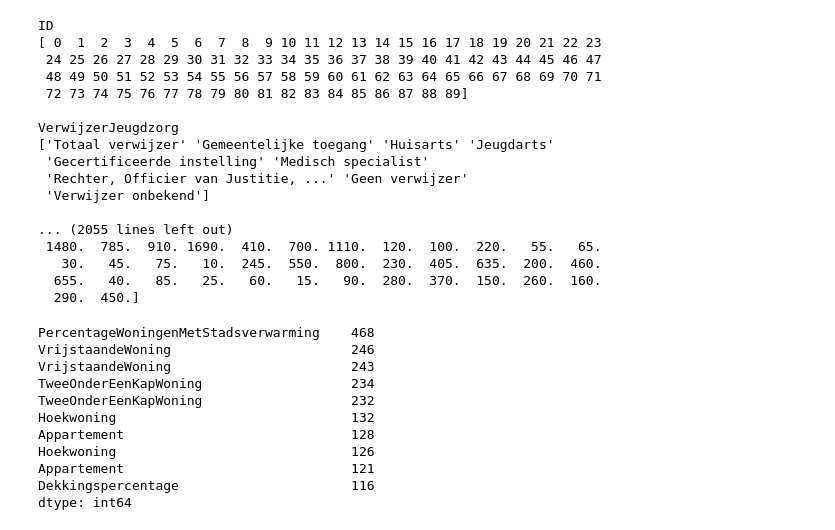
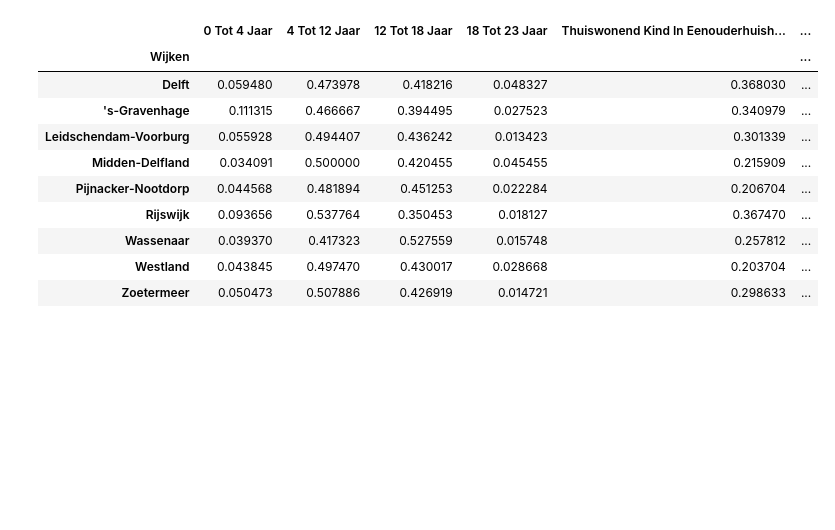
Before and after one commit to githubtijn2002/Oefenproject_populatiegezondheid, a Jupyter notebook: ETL.ipynb, the cells around one changed output. Cells and saved outputs as stored; diff of their text form; code cells hidden in the pictures; blank space fills up the shorter version.

```diff
--- a/ETL.ipynb
+++ b/ETL.ipynb
@@ -173,25 +129,0 @@ df[df.columns[df.columns.str.contains('TotaalBeg')]]
-# %%
-cols = df.columns
-for col in cols:
-    print(col)
-    print(df[col].unique())
-    print()
-#df.describe()
-# %% [output]
-ID
-[ 0  1  2  3  4  5  6  7  8  9 10 11 12 13 14 15 16 17 18 19 20 21 22 23
- 24 25 26 27 28 29 30 31 32 33 34 35 36 37 38 39 40 41 42 43 44 45 46 47
- 48 49 50 51 52 53 54 55 56 57 58 59 60 61 62 63 64 65 66 67 68 69 70 71
- 72 73 74 75 76 77 78 79 80 81 82 83 84 85 86 87 88 89]
-
-VerwijzerJeugdzorg
-['Totaal verwijzer' 'Gemeentelijke toegang' 'Huisarts' 'Jeugdarts'
- 'Gecertificeerde instelling' 'Medisch specialist'
- 'Rechter, Officier van Justitie, ...' 'Geen verwijzer'
- 'Verwijzer onbekend']
-
-... (2055 lines left out)
- 1480.  785.  910. 1690.  410.  700. 1110.  120.  100.  220.   55.   65.
-   30.   45.   75.   10.  245.  550.  800.  230.  405.  635.  200.  460.
-  655.   40.   85.   25.   60.   15.   90.  280.  370.  150.  260.  160.
-  290.  450.]
@@ -205,14 +129,0 @@ haaglanden = data[data['Gemeentenaam'].isin(gemeentes)]
-# %%
-haaglanden.isna().sum().sort_values(ascending=False).head(10)
-# %% [output]
-PercentageWoningenMetStadsverwarming    468
-VrijstaandeWoning                       246
-VrijstaandeWoning                       243
-TweeOnderEenKapWoning                   234
-TweeOnderEenKapWoning                   232
-Hoekwoning                              132
-Appartement                             128
-Hoekwoning                              126
-Appartement                             121
-Dekkingspercentage                      116
-dtype: int64
@@ -218,0 +142,14 @@ dtype: int64
+# %%
+test_df.iloc[:,68:]
+# %% [output]
+|  | 0 Tot 4 Jaar | 4 Tot 12 Jaar | 12 Tot 18 Jaar | 18 Tot 23 Jaar | Thuiswonend Kind In Eenouderhuish... | ... |
+| Wijken |  |  |  |  |  | ... |
+| Delft | 0.059480 | 0.473978 | 0.418216 | 0.048327 | 0.368030 | ... |
+| 's-Gravenhage | 0.111315 | 0.466667 | 0.394495 | 0.027523 | 0.340979 | ... |
+| Leidschendam-Voorburg | 0.055928 | 0.494407 | 0.436242 | 0.013423 | 0.301339 | ... |
+| Midden-Delfland | 0.034091 | 0.500000 | 0.420455 | 0.045455 | 0.215909 | ... |
+| Pijnacker-Nootdorp | 0.044568 | 0.481894 | 0.451253 | 0.022284 | 0.206704 | ... |
+| Rijswijk | 0.093656 | 0.537764 | 0.350453 | 0.018127 | 0.367470 | ... |
+| Wassenaar | 0.039370 | 0.417323 | 0.527559 | 0.015748 | 0.257812 | ... |
+| Westland | 0.043845 | 0.497470 | 0.430017 | 0.028668 | 0.203704 | ... |
+| Zoetermeer | 0.050473 | 0.507886 | 0.426919 | 0.014721 | 0.298633 | ... |
```
Also changed, not shown: parts of 18 cells of this notebook, 2 other files.
